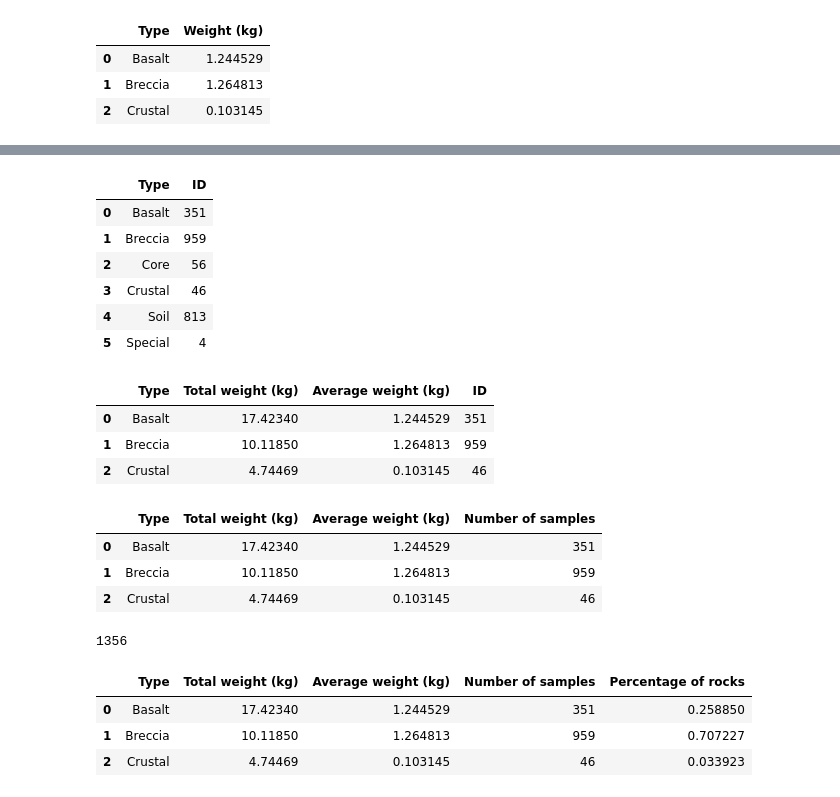
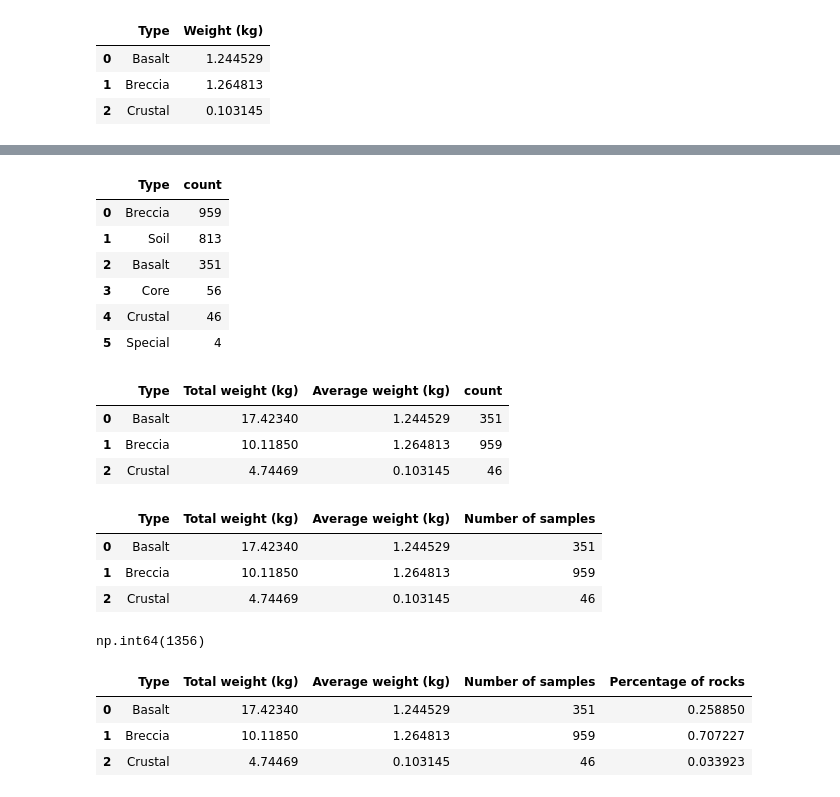
Before and after one commit to Kenzie-lim/MS_AI_School_pythonclass, a Jupyter notebook: 1_달탐사_미션_실습코드.ipynb, the cells around one changed output, grey strips where cells are left out. Drawn from its saved outputs; the diff is of its cells as text; code cells hidden in the pictures.

```diff
--- a/1_달탐사_미션_실습코드.ipynb
+++ b/1_달탐사_미션_실습코드.ipynb
@@ -645,5 +571,7 @@ artemis_mission
 | 2 | 10003 | Apollo11 | Basalt | Ilmenite | 0.2130 | 65.56 | 0.139643 |
 | 3 | 10004 | Apollo11 | Core | Unsieved | 0.0448 | 71.76 | 0.032148 |
 | 4 | 10005 | Apollo11 | Core | Unsieved | 0.0534 | 40.31 | 0.021526 |
+# %%
+rock_samples['Remaining (kg)'] = rock_samples['Weight (Kg)'] * rock_samples['Pristine (%)']*0.01
 # %%
 # rock_samples 수치데이터 요약 통계 확인
@@ -943,17 +963,21 @@ needed_sample_weight
 # %%
 # rock_samples 데이터프레임에서 암석유형별('Type') 개수를 구해서 total_rock_count 라는 데이터프레임을 만든다.
+total_rock_count = rock_samples['Type'].value_counts().reset_index()
+total_rock_count
 # %% [output]
-|  | Type | ID |
-| 0 | Basalt | 351 |
-| 1 | Breccia | 959 |
-| 2 | Core | 56 |
-| 3 | Crustal | 46 |
-| 4 | Soil | 813 |
+|  | Type | count |
+| 0 | Breccia | 959 |
+| 1 | Soil | 813 |
+| 2 | Basalt | 351 |
+| 3 | Core | 56 |
+| 4 | Crustal | 46 |
 | 5 | Special | 4 |
 # %%
 # 두 데이터프레임을 병합한다.
+needed_samples_overview = pd.merge(rocks_type_weights, total_rock_count, on='Type')
+needed_samples_overview
 # %% [output]
-|  | Type | Total weight (kg) | Average weight (kg) | ID |
+|  | Type | Total weight (kg) | Average weight (kg) | count |
 | 0 | Basalt | 17.42340 | 1.244529 | 351 |
 | 1 | Breccia | 10.11850 | 1.264813 | 959 |
 | 2 | Crustal | 4.74469 | 0.103145 | 46 |
@@ -969,7 +992,9 @@ needed_samples_overview
 | 2 | Crustal | 4.74469 | 0.103145 | 46 |
 # %%
 # needed_samples_overview['Number of samples'] 의 총합을 구하고 total_rocks에 할당
+total_rocks = needed_samples_overview['Number of samples'].sum()
+total_rocks
 # %% [output]
-1356
+np.int64(1356)
 # %%
 # 각 암석유형별로 차지하는 비율을 구해서 'Percentage of rocks'라는 컬럼에 할당한다.
```
Also changed, not shown: parts of 67 cells of this notebook.
